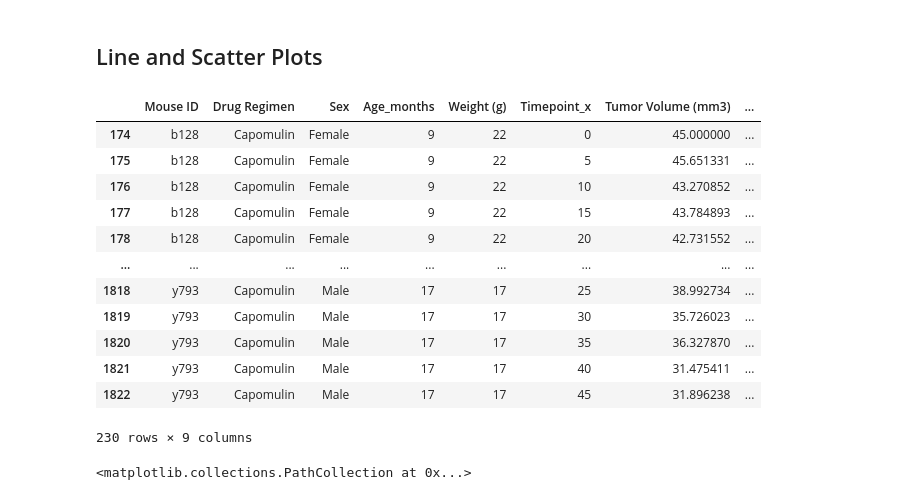
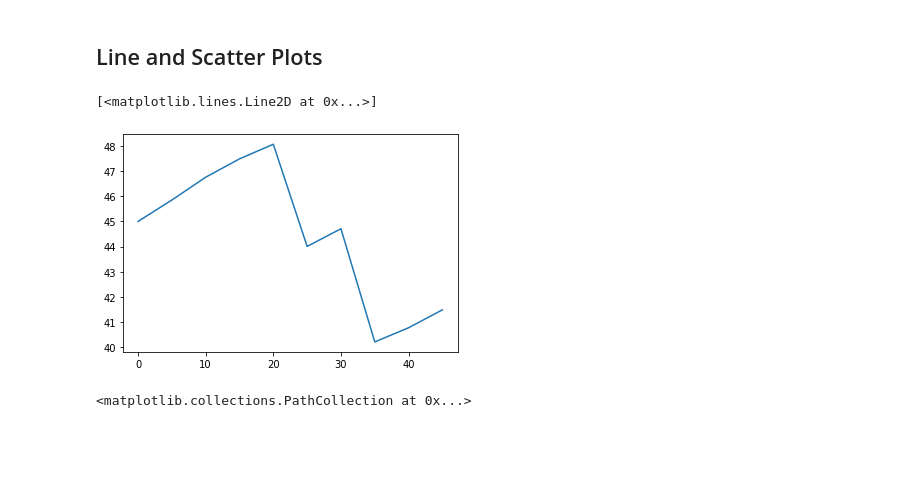
Before and after one commit to lilphonsdale/matplotlib-challenge, a Jupyter notebook: Pymaceuticals/pymaceuticals_analysis.ipynb, the cells around one changed output. Drawn from its saved outputs; the diff is of its cells as text; code cells hidden in the pictures; blank space fills up the shorter version.

```diff
--- a/Pymaceuticals/pymaceuticals_analysis.ipynb
+++ b/Pymaceuticals/pymaceuticals_analysis.ipynb
@@ -216,20 +216,12 @@ print(tumor_vol_data)
 ## Line and Scatter Plots
 # %%
 # Generate a line plot of tumor volume vs. time point for a mouse treated with Capomulin
+mouse_of_interest = new_df.loc[new_df['Mouse ID'] == 'l509',:]
+
+plt.plot(mouse_of_interest['Timepoint_x'],mouse_of_interest['Tumor Volume (mm3)'])
 # %% [output]
-|  | Mouse ID | Drug Regimen | Sex | Age_months | Weight (g) | Timepoint_x | Tumor Volume (mm3) | ... |
-| 174 | b128 | Capomulin | Female | 9 | 22 | 0 | 45.000000 | ... |
-| 175 | b128 | Capomulin | Female | 9 | 22 | 5 | 45.651331 | ... |
-| 176 | b128 | Capomulin | Female | 9 | 22 | 10 | 43.270852 | ... |
-| 177 | b128 | Capomulin | Female | 9 | 22 | 15 | 43.784893 | ... |
-| 178 | b128 | Capomulin | Female | 9 | 22 | 20 | 42.731552 | ... |
-| ... | ... | ... | ... | ... | ... | ... | ... | ... |
-| 1818 | y793 | Capomulin | Male | 17 | 17 | 25 | 38.992734 | ... |
-| 1819 | y793 | Capomulin | Male | 17 | 17 | 30 | 35.726023 | ... |
-| 1820 | y793 | Capomulin | Male | 17 | 17 | 35 | 36.327870 | ... |
-| 1821 | y793 | Capomulin | Male | 17 | 17 | 40 | 31.475411 | ... |
-| 1822 | y793 | Capomulin | Male | 17 | 17 | 45 | 31.896238 | ... |
-230 rows × 9 columns
+[<matplotlib.lines.Line2D at 0x...>]
+[figure, added]
 # %%
 # Generate a scatter plot of average tumor volume vs. mouse weight for the Capomulin regimen
 capomulin = new_df.loc[new_df['Drug Regimen']=='Capomulin',:]
```
Also changed, not shown: parts of 2 cells of this notebook.
